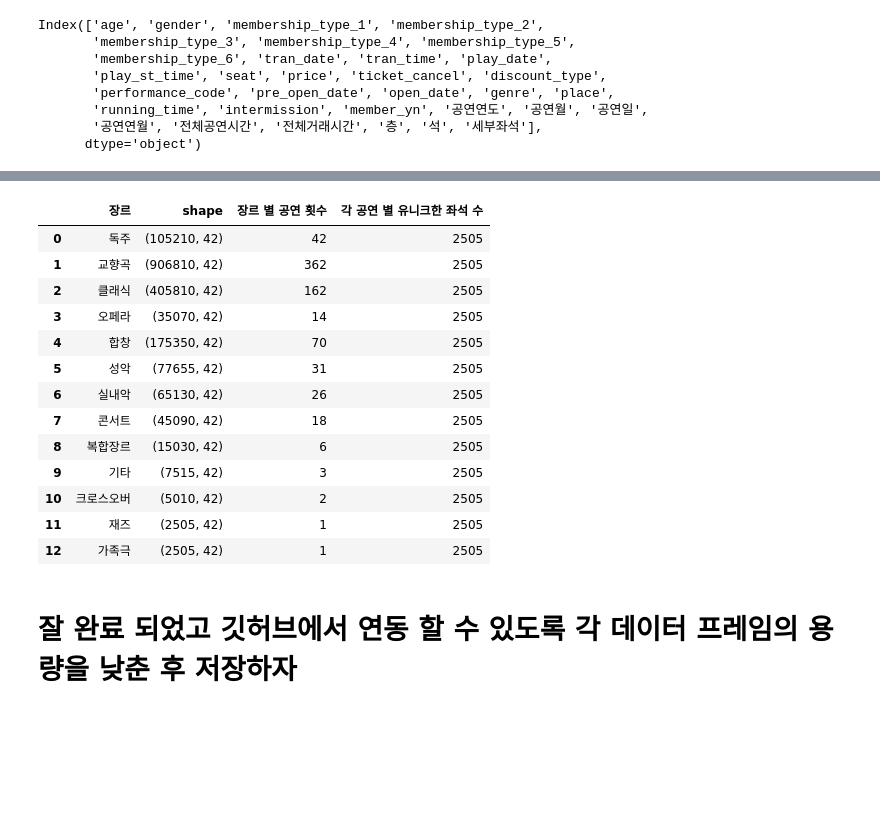
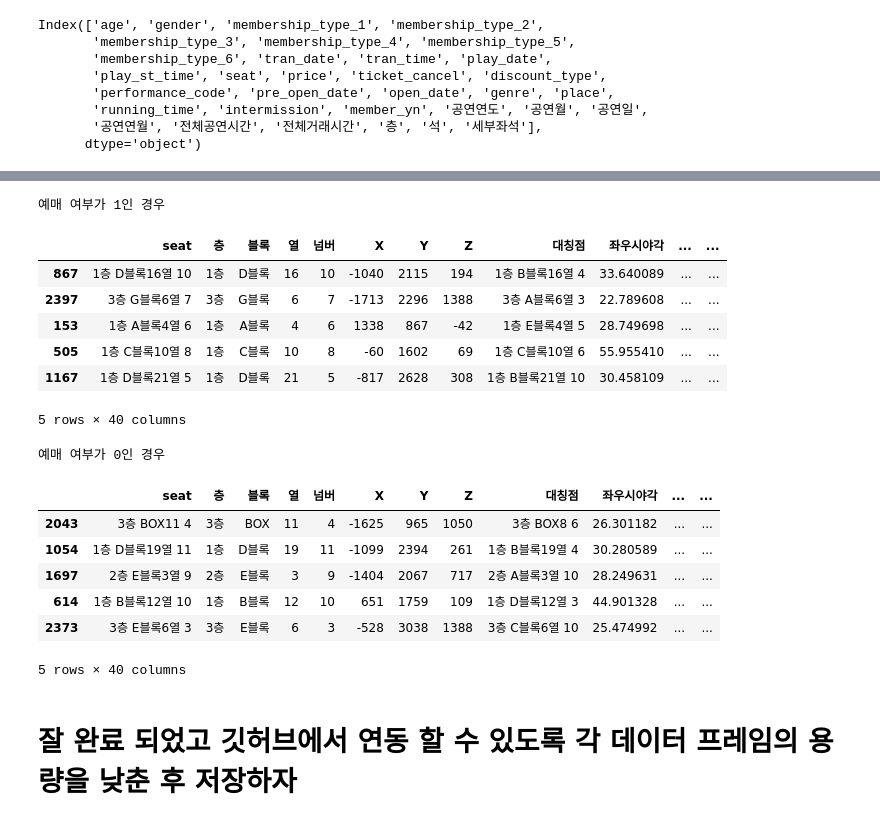
Before and after one commit to yonghyeun/BigContest-CocenrtHall, a Jupyter notebook: preprocessing/5. 예술의 전당 콘서트홀 비예매 좌석 포함 데이터 테이블 생성.ipynb, the cells around one changed output, grey strips where cells are left out. Drawn from its saved outputs; the diff is of its cells as text; code cells hidden in the pictures; blank space fills up the shorter version.

```diff
--- a/preprocessing/5. 예술의 전당 콘서트홀 비예매 좌석 포함 데이터 테이블 생성.ipynb
+++ b/preprocessing/5. 예술의 전당 콘서트홀 비예매 좌석 포함 데이터 테이블 생성.ipynb
@@ -145,11 +145,11 @@ class seat_merging:
 
             cond = self.df['전체공연시간'] == uni
 
-            cond_df = self.df[cond].copy()
+            cond_df = self.df[cond]
 
-            cancle_cond = self.df['ticket_cancel'] == 1 # 티켓을 취소한 경우도 제거해야 한다
+            cancle_cond = cond_df['ticket_cancel'] == 1 # 티켓을 취소한 경우도 제거해야 한다
 
-            cond_df = cond_df[~cancle_cond].copy()
+            cond_df = cond_df[~cancle_cond]
 
             # 좌석의 중복값을 제거해야함
             # 전체 거래시간 별로 오름차순 정렬 후 마지막에 중복값중 마지막 중복값 제외 drop 하기
@@ -160,8 +160,8 @@ class seat_merging:
 
             # seat information 과 유니크한 공연 별 데이터 프레임을 병합
             # 이렇게 하게 되면 merging_df 는 2505 행의 데이터프레임이 완성 될 것임
-            merging_df = pd.merge(self.seat[['seat','층', '블록', '열', '넘버', 'X', 'Y', 'Z', '대칭점', '무대_밑_좌우시야각',
-                                            '무대_위_좌우시야각', '무대가_보이는_면적','예매여부']], cond_df, on = 'seat', how = 'left')
+            merging_df = pd.merge(self.seat[['seat','층', '블록', '열', '넘버', 'X', 'Y', 'Z', '대칭점', '좌우시야각',
+                                            '상하시야각', '무대까지의 거리','예매여부']], cond_df, on = 'seat', how = 'left')
 
 
             not_purcahce_cond = merging_df['전체공연시간'].isna()
@@ -177,6 +177,10 @@ class seat_merging:
 
         result = pd.concat(merging_df_list)
 
+        # 장르하고 place 는 drop 하자 이미 클래식과 콘서트홀만 연동된다
+
+        result = result.drop(columns = ['genre', 'place'], axis = 1)
+
         return result
 # %%
 merging_method = seat_merging(df.drop(['층','석','세부좌석'],axis = 1),
@@ -212,44 +190,26 @@ display(example[example['예매여부'] == 0].head(3))
-# %%
-genres = merging_method.genres
-
-
-uniq_list = []
-shapes = []
-num_counts = []
-for g in genres: # 잘 체크 되었는지 확인
-
-    genre_df = merged_dict[g]
-
-    grouping_df = genre_df.groupby('전체공연시간').size().reset_index(name = 'count')
-
-    unqiue_value = grouping_df['count'].unique()
-
-    uniq_list.append(unqiue_value[0])
-    shapes.append(genre_df.shape)
-
-result = pd.DataFrame({
-    '장르':genres,
-    'shape' : shapes,
-    '장르 별 공연 횟수': merging_method.genres_num_count.values(),
-    '각 공연 별 유니크한 좌석 수' : uniq_list
-})
-
-display(result)
-# %% [output]
-|  | 장르 | shape | 장르 별 공연 횟수 | 각 공연 별 유니크한 좌석 수 |
-| 0 | 독주 | (105210, 42) | 42 | 2505 |
-| 1 | 교향곡 | (906810, 42) | 362 | 2505 |
-| 2 | 클래식 | (405810, 42) | 162 | 2505 |
-| 3 | 오페라 | (35070, 42) | 14 | 2505 |
-| 4 | 합창 | (175350, 42) | 70 | 2505 |
-| 5 | 성악 | (77655, 42) | 31 | 2505 |
-| 6 | 실내악 | (65130, 42) | 26 | 2505 |
-| 7 | 콘서트 | (45090, 42) | 18 | 2505 |
-| 8 | 복합장르 | (15030, 42) | 6 | 2505 |
-| 9 | 기타 | (7515, 42) | 3 | 2505 |
-| 10 | 크로스오버 | (5010, 42) | 2 | 2505 |
-| 11 | 재즈 | (2505, 42) | 1 | 2505 |
-| 12 | 가족극 | (2505, 42) | 1 | 2505 |
+# %%
+print('예매 여부가 1인 경우')
+display(merging_df[merging_df['예매여부'] == 1].sample(5))
+
+print('예매 여부가 0인 경우')
+display(merging_df[merging_df['예매여부'] == 0].sample(5))
+# %% [output]
+예매 여부가 1인 경우
+|  | seat | 층 | 블록 | 열 | 넘버 | X | Y | Z | 대칭점 | 좌우시야각 | ... | ... |
+| 867 | 1층 D블록16열 10 | 1층 | D블록 | 16 | 10 | -1040 | 2115 | 194 | 1층 B블록16열 4 | 33.640089 | ... | ... |
+| 2397 | 3층 G블록6열 7 | 3층 | G블록 | 6 | 7 | -1713 | 2296 | 1388 | 3층 A블록6열 3 | 22.789608 | ... | ... |
+| 153 | 1층 A블록4열 6 | 1층 | A블록 | 4 | 6 | 1338 | 867 | -42 | 1층 E블록4열 5 | 28.749698 | ... | ... |
+| 505 | 1층 C블록10열 8 | 1층 | C블록 | 10 | 8 | -60 | 1602 | 69 | 1층 C블록10열 6 | 55.955410 | ... | ... |
+| 1167 | 1층 D블록21열 5 | 1층 | D블록 | 21 | 5 | -817 | 2628 | 308 | 1층 B블록21열 10 | 30.458109 | ... | ... |
+5 rows × 40 columns
+예매 여부가 0인 경우
+|  | seat | 층 | 블록 | 열 | 넘버 | X | Y | Z | 대칭점 | 좌우시야각 | ... | ... |
+| 2043 | 3층 BOX11 4 | 3층 | BOX | 11 | 4 | -1625 | 965 | 1050 | 3층 BOX8 6 | 26.301182 | ... | ... |
+| 1054 | 1층 D블록19열 11 | 1층 | D블록 | 19 | 11 | -1099 | 2394 | 261 | 1층 B블록19열 4 | 30.280589 | ... | ... |
+| 1697 | 2층 E블록3열 9 | 2층 | E블록 | 3 | 9 | -1404 | 2067 | 717 | 2층 A블록3열 10 | 28.249631 | ... | ... |
+| 614 | 1층 B블록12열 10 | 1층 | B블록 | 12 | 10 | 651 | 1759 | 109 | 1층 D블록12열 3 | 44.901328 | ... | ... |
+| 2373 | 3층 E블록6열 3 | 3층 | E블록 | 6 | 3 | -528 | 3038 | 1388 | 3층 C블록6열 10 | 25.474992 | ... | ... |
+5 rows × 40 columns
 # %% [markdown]
 # **잘 완료 되었고 깃허브에서 연동 할 수 있도록 각 데이터 프레임의 용량을 낮춘 후 저장하자**
 # %%
```
Also changed, not shown: parts of 9 cells of this notebook, 7 other files.
